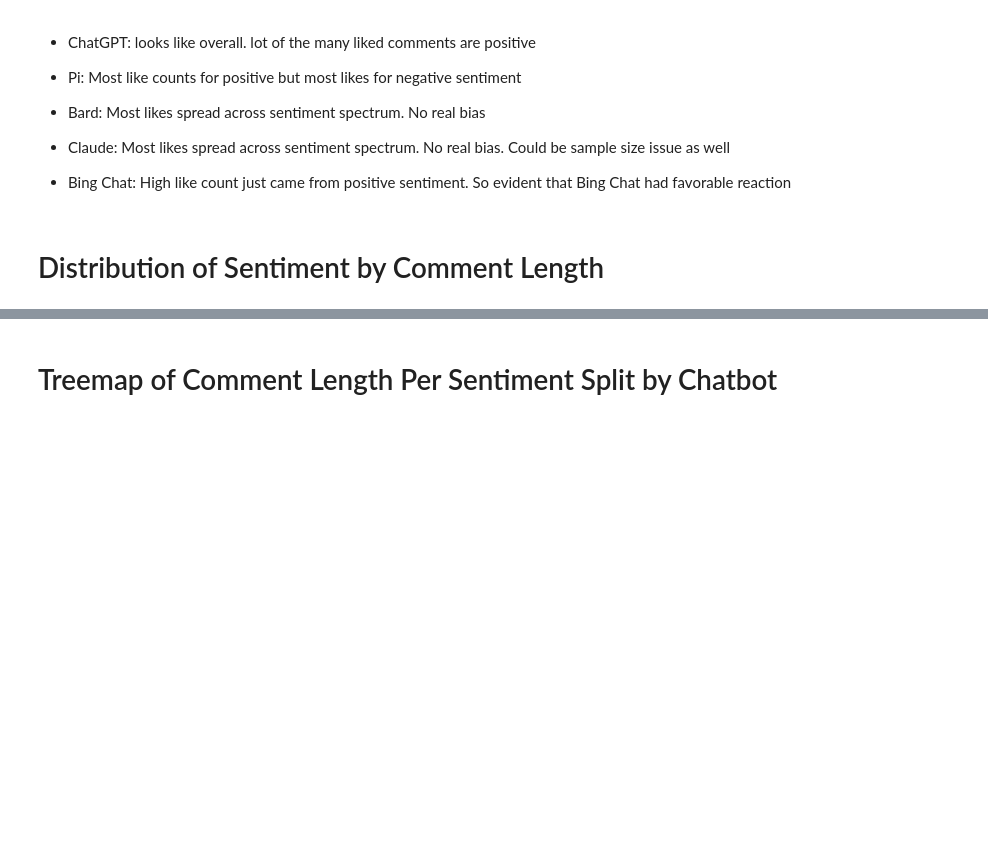
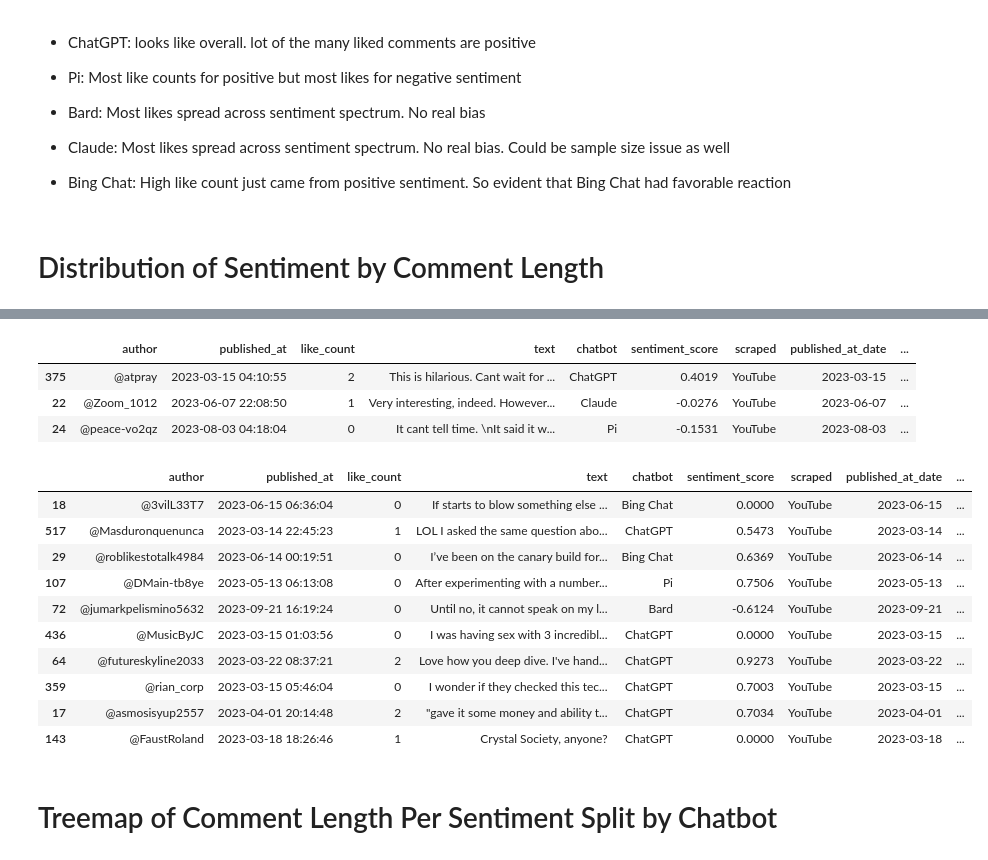
Before and after one commit to mindyng/2023-Business-Projects, a Jupyter notebook: sentiment-analysis-on-llm-chatbots.ipynb, the cells around one changed output, grey strips where cells are left out. Drawn from its saved outputs; the diff is of its cells as text; code cells hidden in the pictures; blank space fills up the shorter version.

Commit message:
Kaggle Notebook | Sentiment Analysis on LLM Chatbots | Version 24

```diff
--- a/sentiment-analysis-on-llm-chatbots.ipynb
+++ b/sentiment-analysis-on-llm-chatbots.ipynb
@@ -1502,3 +1475,65 @@ df.sample(10)
+# %%
+test3 = df.copy()
+# %%
+# def cleanhtml(x):
+#     return x.replace('\n\n', ' ')
+#     return x
+
+emo = Translator(exact_match_only=False, randomize=True)
+
+def cleanhtml(x):
+    cleanr = re.compile('<.*?>')
+    cleantext = re.sub(cleanr, '', x)
+    cleantext = cleantext.replace('\n\n', ' ').replace('\n', '')
+    return emo.demojify(cleantext)
+
+# clean_all= False # Execute all cleaning operations
+# extra_spaces=True ,  # Remove extra white spaces
+# stemming=True , # Stem the words
+# stopwords=True ,# Remove stop words
+# lowercase=True ,# Convert to lowercase
+# numbers=True ,# Remove all digits
+# punct=True ,# Remove all punctuations
+# reg: str = '<regex>', # Remove parts of text based on regex
+# reg_replace: str = '<replace_value>', # String to replace the regex used in reg
+# stp_lang='english'  # Language for stop words
+# clean(raw_text, clean_html=True)
+test3['clean_text'] = test3.apply(lambda row: cleanhtml(row['text']), axis=1)
+
+# df['clean_text'] = df.apply(lambda row: clean(row['text']), axis=1) #@Zoom_1012
+
+# test3['clean_text'] = test3['clean_text'].replace('\n\n', ' ')
+# test3['clean_text'] = test3['clean_text'].replace('\n', ' ')
+
+# replacers = {'\n\n':' ', '\n':' '}
+# test3['clean_text'] = test3['text'].replace(replacers)
+
+# for key, value in replacers.items:
+#     # Replace key character with value character in string
+#     x.replace(key, value)
+
+# test3['clean_text'] = test3.apply(lambda row: cleanhtml(row['clean_text']), axis=1)
+
+test3.loc[test3['author'].isin(['@Zoom_1012', '@peace-vo2qz', '@atpray'])]
+# %% [output]
+|  | author | published_at | like_count | text | chatbot | sentiment_score | scraped | published_at_date | ... |
+| 375 | @atpray | 2023-03-15 04:10:55 | 2 | This is hilarious. Cant wait for ... | ChatGPT | 0.4019 | YouTube | 2023-03-15 | ... |
+| 22 | @Zoom_1012 | 2023-06-07 22:08:50 | 1 | Very interesting, indeed. However... | Claude | -0.0276 | YouTube | 2023-06-07 | ... |
+| 24 | @peace-vo2qz | 2023-08-03 04:18:04 | 0 | It cant tell time. \nIt said it w... | Pi | -0.1531 | YouTube | 2023-08-03 | ... |
+# %%
+test3.sample(10)
+# %% [output]
+|  | author | published_at | like_count | text | chatbot | sentiment_score | scraped | published_at_date | ... |
+| 18 | @3vilL33T7 | 2023-06-15 06:36:04 | 0 | If starts to blow something else ... | Bing Chat | 0.0000 | YouTube | 2023-06-15 | ... |
+| 517 | @Masduronquenunca | 2023-03-14 22:45:23 | 1 | LOL I asked the same question abo... | ChatGPT | 0.5473 | YouTube | 2023-03-14 | ... |
+| 29 | @roblikestotalk4984 | 2023-06-14 00:19:51 | 0 | I’ve been on the canary build for... | Bing Chat | 0.6369 | YouTube | 2023-06-14 | ... |
+| 107 | @DMain-tb8ye | 2023-05-13 06:13:08 | 0 | After experimenting with a number... | Pi | 0.7506 | YouTube | 2023-05-13 | ... |
+| 72 | @jumarkpelismino5632 | 2023-09-21 16:19:24 | 0 | Until no, it cannot speak on my l... | Bard | -0.6124 | YouTube | 2023-09-21 | ... |
+| 436 | @MusicByJC | 2023-03-15 01:03:56 | 0 | I was having sex with 3 incredibl... | ChatGPT | 0.0000 | YouTube | 2023-03-15 | ... |
+| 64 | @futureskyline2033 | 2023-03-22 08:37:21 | 2 | Love how you deep dive. I've hand... | ChatGPT | 0.9273 | YouTube | 2023-03-22 | ... |
+| 359 | @rian_corp | 2023-03-15 05:46:04 | 0 | I wonder if they checked this tec... | ChatGPT | 0.7003 | YouTube | 2023-03-15 | ... |
+| 17 | @asmosisyup2557 | 2023-04-01 20:14:48 | 2 | "gave it some money and ability t... | ChatGPT | 0.7034 | YouTube | 2023-04-01 | ... |
+| 143 | @FaustRoland | 2023-03-18 18:26:46 | 1 | Crystal Society, anyone? | ChatGPT | 0.0000 | YouTube | 2023-03-18 | ... |
 # %% [markdown]
 # Treemap of Comment Length Per Sentiment Split by Chatbot
 # %% [markdown]
```
Also changed, not shown: parts of 11 cells of this notebook.
